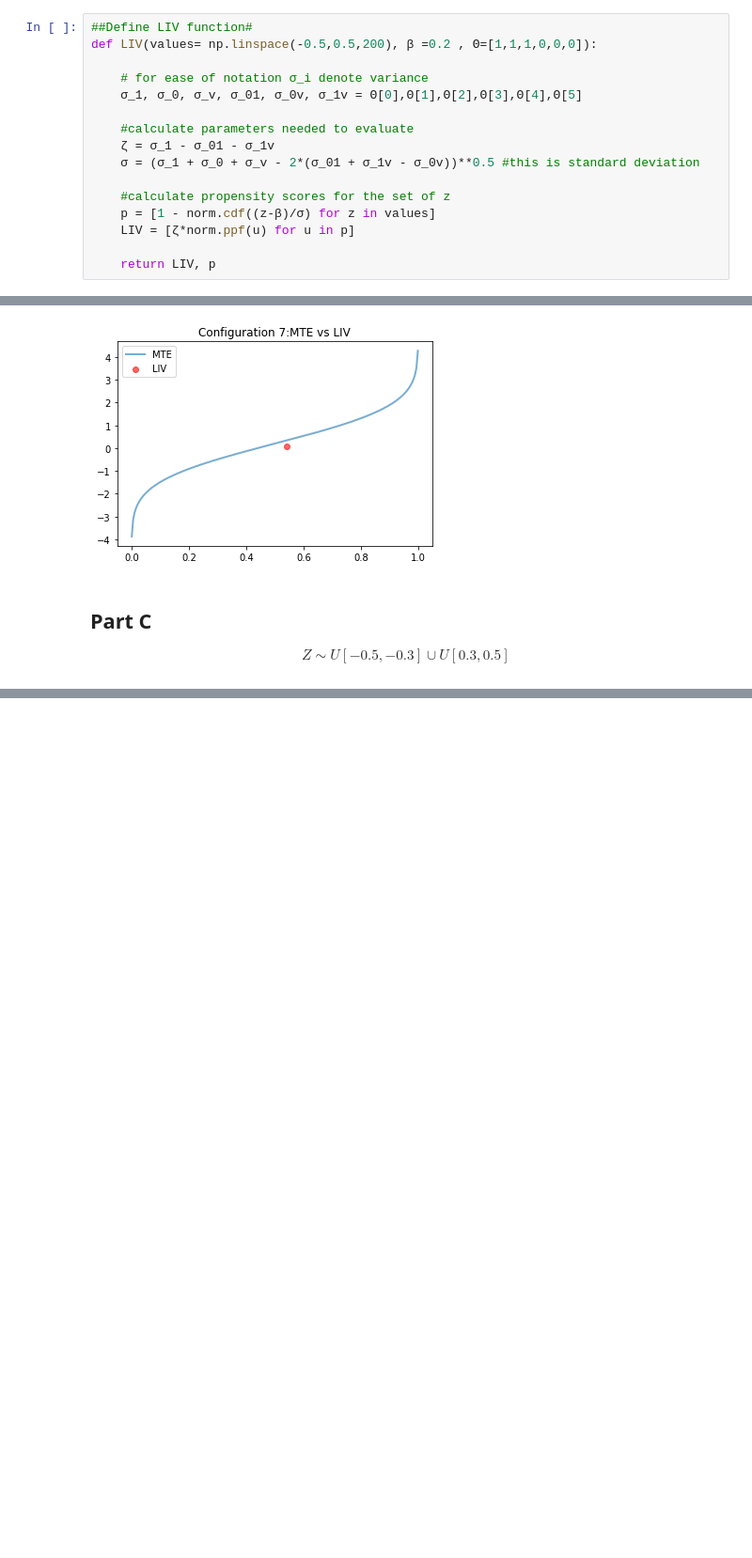
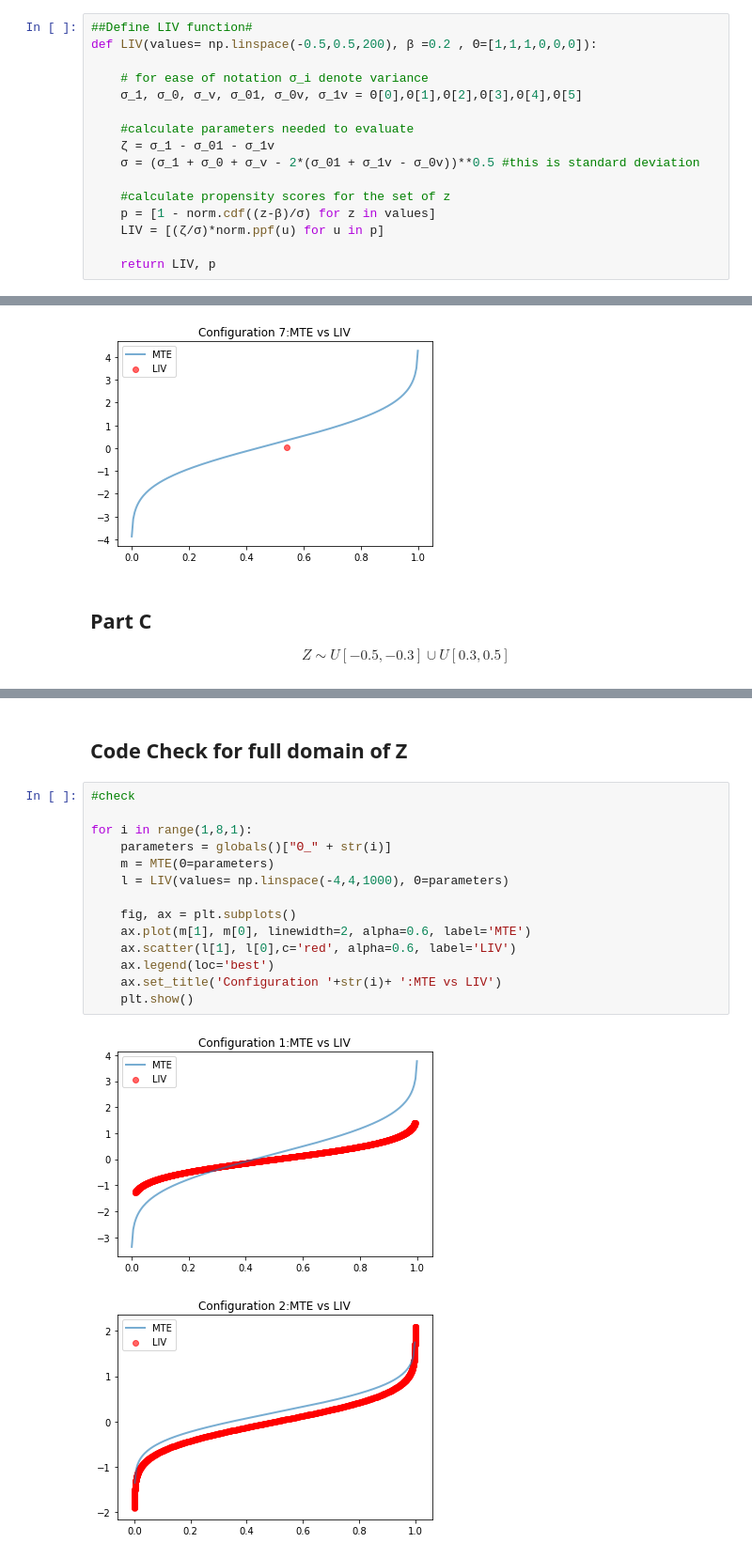
Before and after one commit to jeannesorin/Skwad, a Jupyter notebook: Empirical Analysis III/Problem Sets/Heckman Pset 3/Problem Set 3 MSG.ipynb, the cells around one changed output, grey strips where cells are left out. Shown at 94% size. Saved outputs shown, nothing was run; the diff lists cells and outputs as text; blank space fills up the shorter version.

```diff
--- a/Empirical Analysis III/Problem Sets/Heckman Pset 3/Problem Set 3 MSG.ipynb
+++ b/Empirical Analysis III/Problem Sets/Heckman Pset 3/Problem Set 3 MSG.ipynb
@@ -121,7 +121,7 @@ def LIV(values= np.linspace(-0.5,0.5,200), β =0.2 , Θ=[1,1,1,0,0,0]):
 
     #calculate propensity scores for the set of z
     p = [1 - norm.cdf((z-β)/σ) for z in values]
-    LIV = [ζ*norm.ppf(u) for u in p]
+    LIV = [(ζ/σ)*norm.ppf(u) for u in p]
 
     return LIV, p
 # %% [markdown]
@@ -220,0 +221,19 @@ for i in range(1,8,1):
+# %% [markdown]
+## Code Check for full domain of Z
+# %%
+#check
+
+for i in range(1,8,1):
+    parameters = globals()["Θ_" + str(i)]
+    m = MTE(Θ=parameters)
+    l = LIV(values= np.linspace(-4,4,1000), Θ=parameters)
+
+    fig, ax = plt.subplots()
+    ax.plot(m[1], m[0], linewidth=2, alpha=0.6, label='MTE')
+    ax.scatter(l[1], l[0],c='red', alpha=0.6, label='LIV')
+    ax.legend(loc='best')
+    ax.set_title('Configuration '+str(i)+ ':MTE vs LIV')
+    plt.show()
+# %% [output]
+[figure, added]
+[figure, added]
```
Also changed, not shown: parts of 4 cells of this notebook.
